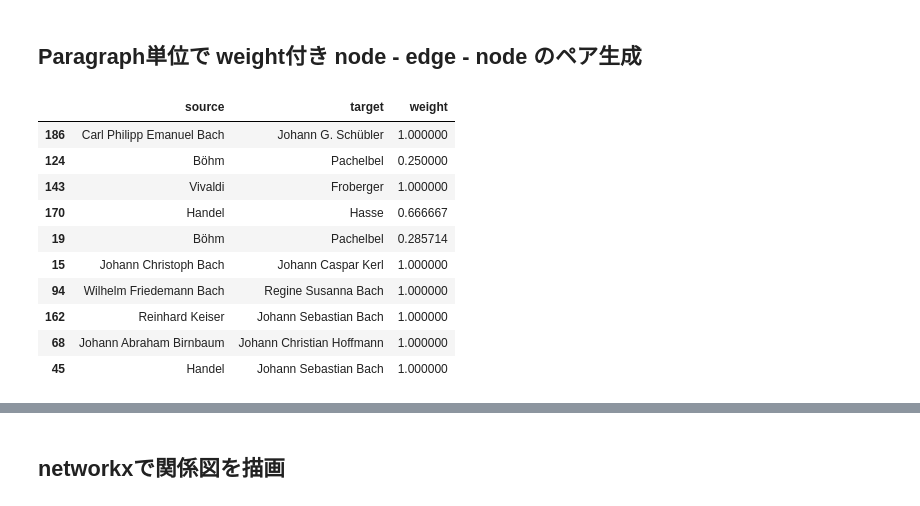
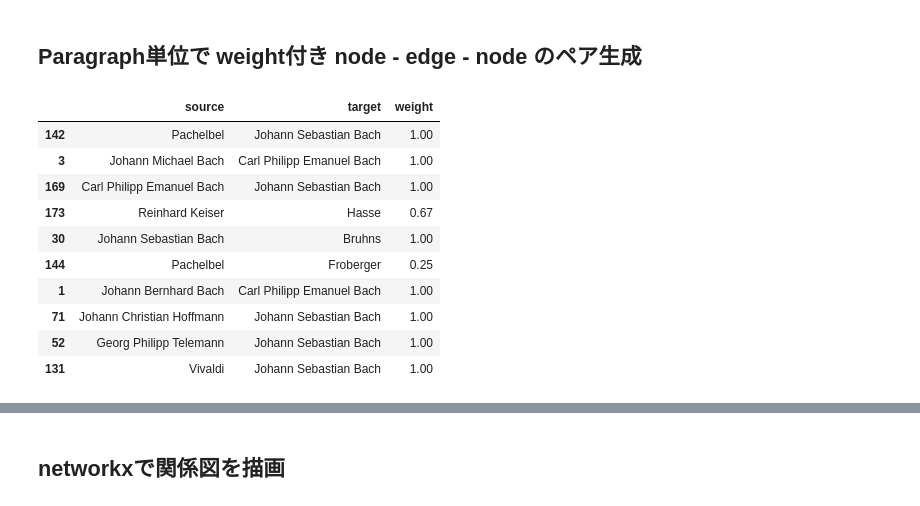
Before and after one commit to araobp/Learning-MarTech, a Jupyter notebook: spaCy/spaCy_networkx3.ipynb, the cells around one changed output, grey strips where cells are left out. Cells and saved outputs as stored; diff of their text form; code cells hidden in the pictures.

```diff
--- a/spaCy/spaCy_networkx3.ipynb
+++ b/spaCy/spaCy_networkx3.ipynb
@@ -267,20 +266,20 @@ for doc in nlp.pipe(paragraphes):
             network.append([node_pair[0], node_pair[1], weight[1]])
 # %%
 import pandas as pd
-df = pd.DataFrame(network, columns=['source', 'target', 'weight'])
+df = pd.DataFrame(network, columns=['source', 'target', 'weight']).round(2)
 df.sample(10)
 # %% [output]
 |  | source | target | weight |
-| 186 | Carl Philipp Emanuel Bach | Johann G. Schübler | 1.000000 |
-| 124 | Böhm | Pachelbel | 0.250000 |
-| 143 | Vivaldi | Froberger | 1.000000 |
-| 170 | Handel | Hasse | 0.666667 |
-| 19 | Böhm | Pachelbel | 0.285714 |
-| 15 | Johann Christoph Bach | Johann Caspar Kerl | 1.000000 |
-| 94 | Wilhelm Friedemann Bach | Regine Susanna Bach | 1.000000 |
-| 162 | Reinhard Keiser | Johann Sebastian Bach | 1.000000 |
-| 68 | Johann Abraham Birnbaum | Johann Christian Hoffmann | 1.000000 |
-| 45 | Handel | Johann Sebastian Bach | 1.000000 |
+| 142 | Pachelbel | Johann Sebastian Bach | 1.00 |
+| 3 | Johann Michael Bach | Carl Philipp Emanuel Bach | 1.00 |
+| 169 | Carl Philipp Emanuel Bach | Johann Sebastian Bach | 1.00 |
+| 173 | Reinhard Keiser | Hasse | 0.67 |
+| 30 | Johann Sebastian Bach | Bruhns | 1.00 |
+| 144 | Pachelbel | Froberger | 0.25 |
+| 1 | Johann Bernhard Bach | Carl Philipp Emanuel Bach | 1.00 |
+| 71 | Johann Christian Hoffmann | Johann Sebastian Bach | 1.00 |
+| 52 | Georg Philipp Telemann | Johann Sebastian Bach | 1.00 |
+| 131 | Vivaldi | Johann Sebastian Bach | 1.00 |
 # %%
 relationships_df = df.groupby(['source', 'target'], sort=False, as_index=False).sum()
 relationships_df.sample(10)
```
Also changed, not shown: parts of 8 cells of this notebook, 3 other files.
